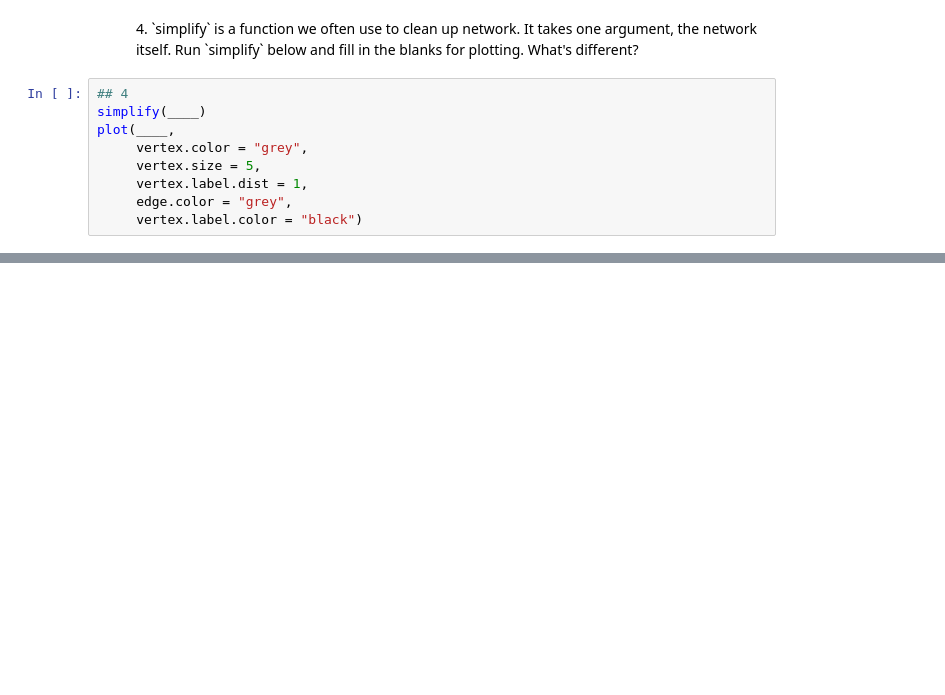
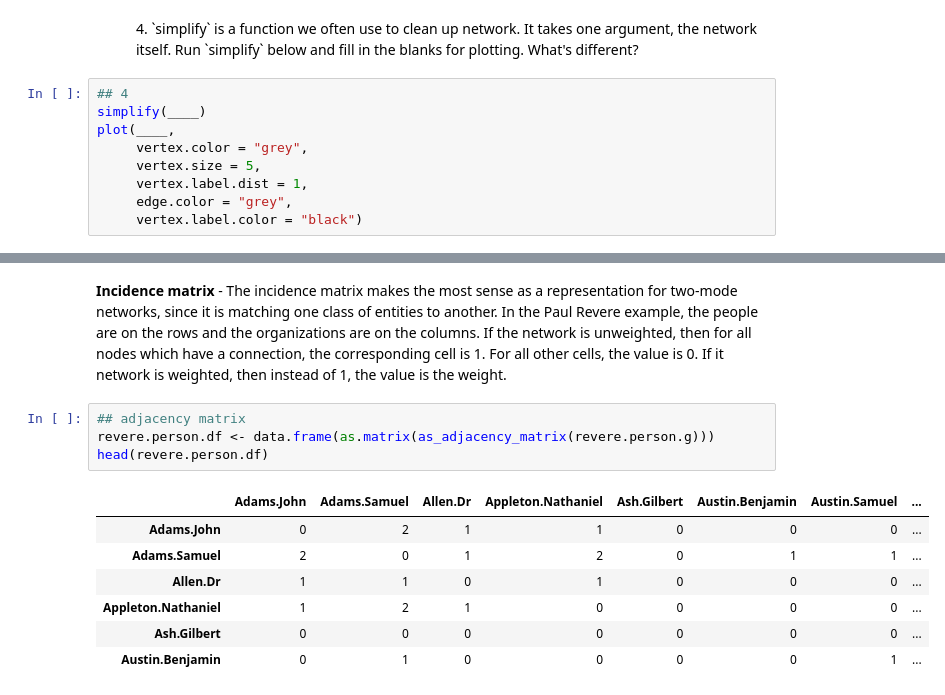
Before and after one commit to alexhanna/zurich-sna, a Jupyter notebook: Introduction to Social Network Analysis.ipynb, the cells around one changed output, grey strips where cells are left out. Cells and saved outputs as stored; diff of their text form; blank space fills up the shorter version.

```diff
--- a/Introduction to Social Network Analysis.ipynb
+++ b/Introduction to Social Network Analysis.ipynb
@@ -235,0 +244,14 @@ plot(____,
+# %% [markdown]
+**Incidence matrix** - The incidence matrix makes the most sense as a representation for two-mode networks, since it is matching one class of entities to another. In the Paul Revere example, the people are on the rows and the organizations are on the columns. If the network is unweighted, then for all nodes which have a connection, the corresponding cell is 1. For all other cells, the value is 0. If it network is weighted, then instead of 1, the value is the weight.
+# %%
+## adjacency matrix
+revere.person.df <- data.frame(as.matrix(as_adjacency_matrix(revere.person.g)))
+head(revere.person.df)
+# %% [output]
+|  | Adams.John | Adams.Samuel | Allen.Dr | Appleton.Nathaniel | Ash.Gilbert | Austin.Benjamin | Austin.Samuel | ... |
+| Adams.John | 0 | 2 | 1 | 1 | 0 | 0 | 0 | ... |
+| Adams.Samuel | 2 | 0 | 1 | 2 | 0 | 1 | 1 | ... |
+| Allen.Dr | 1 | 1 | 0 | 1 | 0 | 0 | 0 | ... |
+| Appleton.Nathaniel | 1 | 2 | 1 | 0 | 0 | 0 | 0 | ... |
+| Ash.Gilbert | 0 | 0 | 0 | 0 | 0 | 0 | 0 | ... |
+| Austin.Benjamin | 0 | 1 | 0 | 0 | 0 | 0 | 1 | ... |
```
Also changed, not shown: parts of 18 cells of this notebook.
